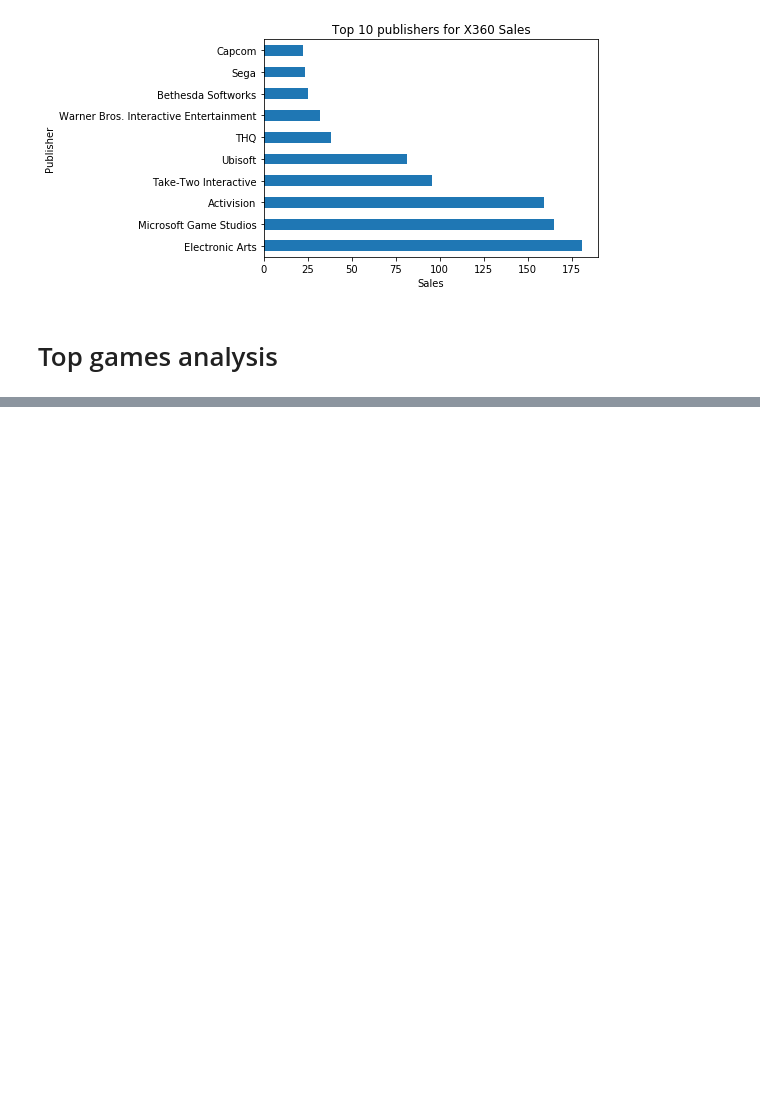
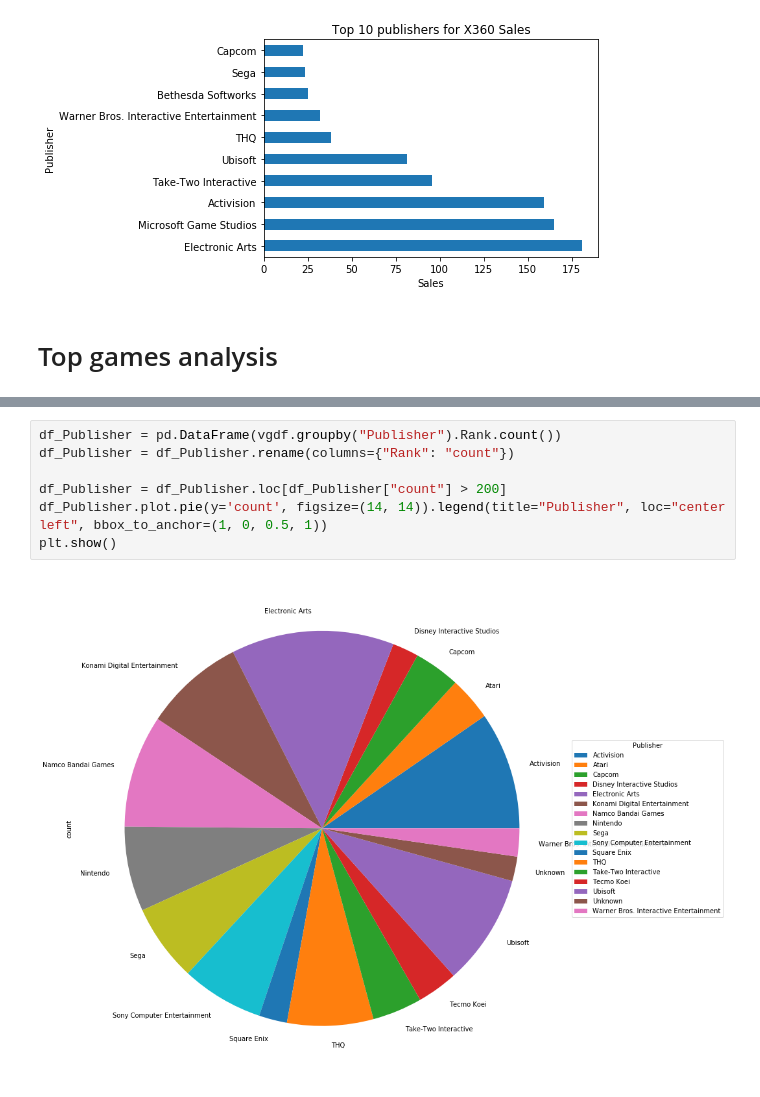
Before and after one commit to Hoturan/M2-PROJECT, a Jupyter notebook: Code/M2-PROJECT.ipynb, the cells around one changed output, grey strips where cells are left out. Saved outputs shown, nothing was run; the diff lists cells and outputs as text; blank space fills up the shorter version.

```diff
--- a/Code/M2-PROJECT.ipynb
+++ b/Code/M2-PROJECT.ipynb
@@ -146,0 +199,9 @@ array([2006., 1985., 2008., 2009., 1996., 1989., 1984., 2005., 1999.,
+# %%
+df_Publisher = pd.DataFrame(vgdf.groupby("Publisher").Rank.count())
+df_Publisher = df_Publisher.rename(columns={"Rank": "count"})
+
+df_Publisher = df_Publisher.loc[df_Publisher["count"] > 200]
+df_Publisher.plot.pie(y='count', figsize=(14, 14)).legend(title="Publisher", loc="center left", bbox_to_anchor=(1, 0, 0.5, 1))
+plt.show()
+# %% [output]
+[figure, added]
```
Also changed, not shown: parts of 9 cells of this notebook, 3 other files.
